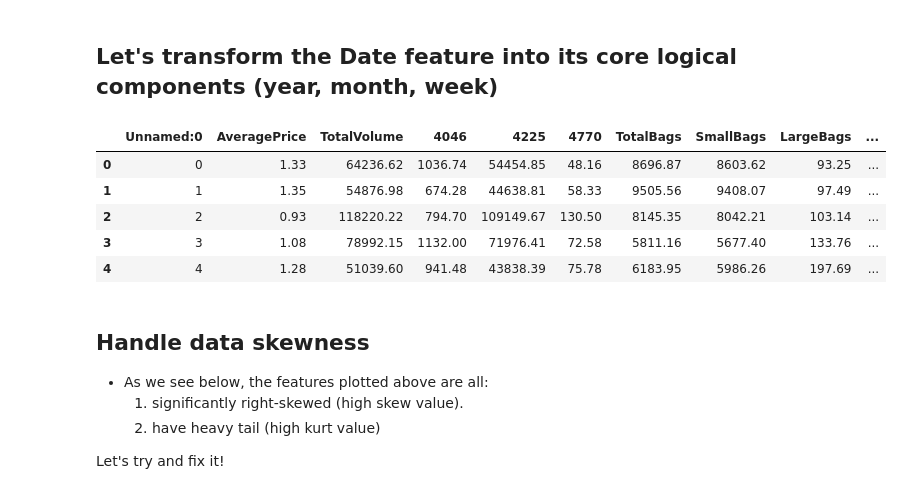
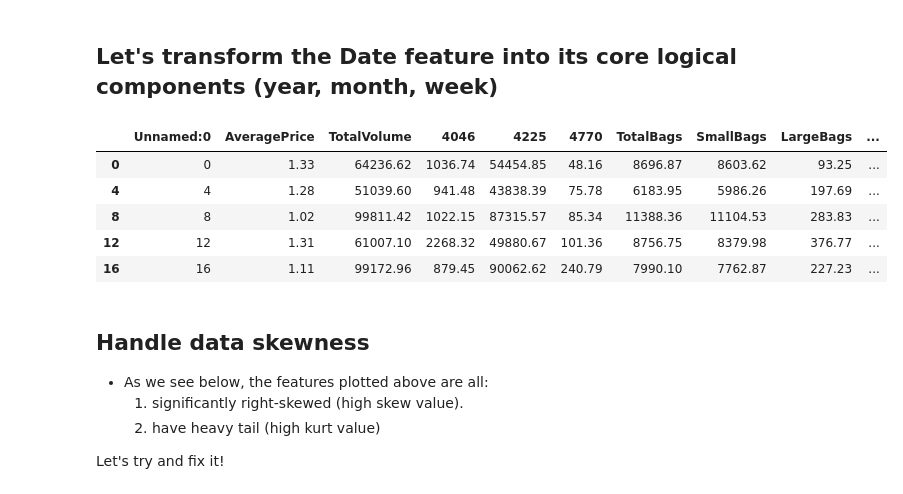
Before and after one commit to ItamarBerger/TabularDS, a Jupyter notebook: TDS_part2.ipynb, the cells around one changed output. Drawn from its saved outputs; the diff is of its cells as text; code cells hidden in the pictures.

```diff
--- a/TDS_part2.ipynb
+++ b/TDS_part2.ipynb
@@ -85,19 +85,21 @@ dtf['region'] = le.fit_transform(dtf['region'])
 # %%
 dtf.columns = dtf.columns.str.replace(' ', '')
 dtf['Date'] = pd.to_datetime(dtf['Date'])
 dtf['month'] = dtf['Date'].dt.month
 dtf['year'] = dtf['Date'].dt.year
 dtf['week'] = dtf['Date'].dt.isocalendar().week
+dtf['Average4WeeksPrice'] = dtf.apply(lambda row: row['AveragePrice'] if row['week'] % 4 == 0 else np.nan, axis=1)
+dtf.dropna(axis=0, how='any', inplace=True)
 dtf = dtf.drop('Date', axis=1)
 
 dtf.head()
 # %% [output]
 |  | Unnamed:0 | AveragePrice | TotalVolume | 4046 | 4225 | 4770 | TotalBags | SmallBags | LargeBags | ... |
 | 0 | 0 | 1.33 | 64236.62 | 1036.74 | 54454.85 | 48.16 | 8696.87 | 8603.62 | 93.25 | ... |
-| 1 | 1 | 1.35 | 54876.98 | 674.28 | 44638.81 | 58.33 | 9505.56 | 9408.07 | 97.49 | ... |
-| 2 | 2 | 0.93 | 118220.22 | 794.70 | 109149.67 | 130.50 | 8145.35 | 8042.21 | 103.14 | ... |
-| 3 | 3 | 1.08 | 78992.15 | 1132.00 | 71976.41 | 72.58 | 5811.16 | 5677.40 | 133.76 | ... |
 | 4 | 4 | 1.28 | 51039.60 | 941.48 | 43838.39 | 75.78 | 6183.95 | 5986.26 | 197.69 | ... |
+| 8 | 8 | 1.02 | 99811.42 | 1022.15 | 87315.57 | 85.34 | 11388.36 | 11104.53 | 283.83 | ... |
+| 12 | 12 | 1.31 | 61007.10 | 2268.32 | 49880.67 | 101.36 | 8756.75 | 8379.98 | 376.77 | ... |
+| 16 | 16 | 1.11 | 99172.96 | 879.45 | 90062.62 | 240.79 | 7990.10 | 7762.87 | 227.23 | ... |
 # %% [markdown]
 ## Handle data skewness
 - As we see below, the features plotted above are all:
```
Also changed, not shown: parts of 11 cells of this notebook.
